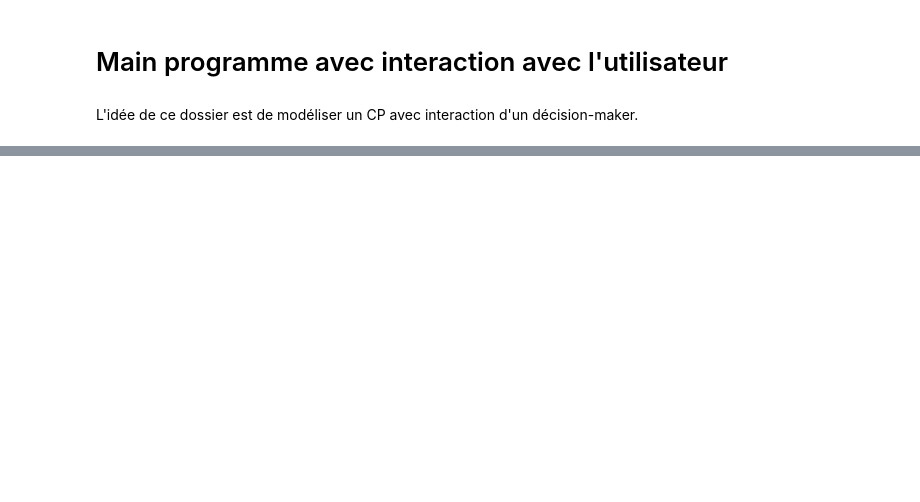
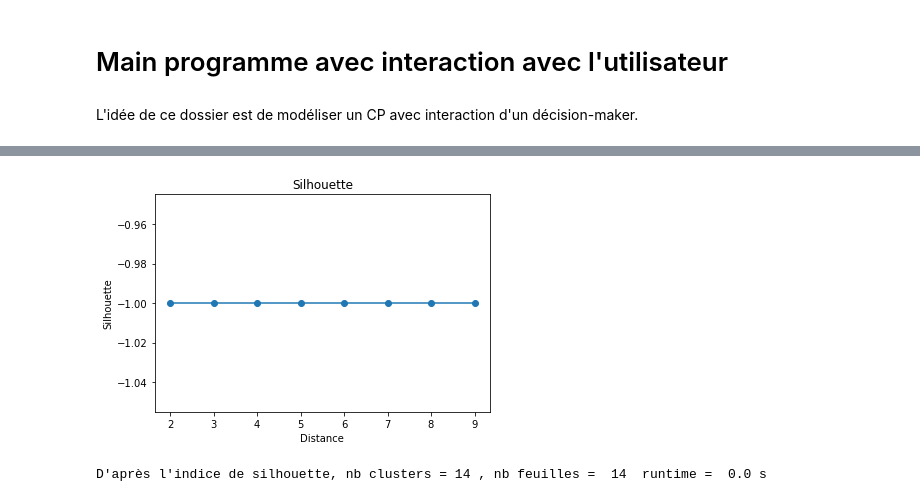
Before and after one commit to BryanBradfo/laas-mission, a Jupyter notebook: MainProgram_nb.ipynb, the cells around one changed output, grey strips where cells are left out. Cells and saved outputs as stored; diff of their text form; code cells hidden in the pictures; blank space fills up the shorter version.

```diff
--- a/MainProgram_nb.ipynb
+++ b/MainProgram_nb.ipynb
@@ -287,9 +287,12 @@ Clustering ...
 # %%
-# for data in layers:
-#        list, k_max, leaves_max, runtime = cl.silhouette(data, 2,10)
+for data in layers:
+       list, k_max, leaves_max, runtime = cl.silhouette(data, 2,10)
 
-#        print("D'après l'indice de silhouette, nb clusters =", k_max ,", nb feuilles = ", leaves_max ,
-#               " runtime = ", runtime ,"s \n")
+       print("D'après l'indice de silhouette, nb clusters =", k_max ,", nb feuilles = ", leaves_max ,
+              " runtime = ", runtime ,"s \n")
+# %% [output]
+[figure, added]
+D'après l'indice de silhouette, nb clusters = 14 , nb feuilles =  14  runtime =  0.0 s
 # %%
 print(list_equal)
 print (len(matrix))
```
Also changed, not shown: parts of 4 cells of this notebook, 1 other file.
